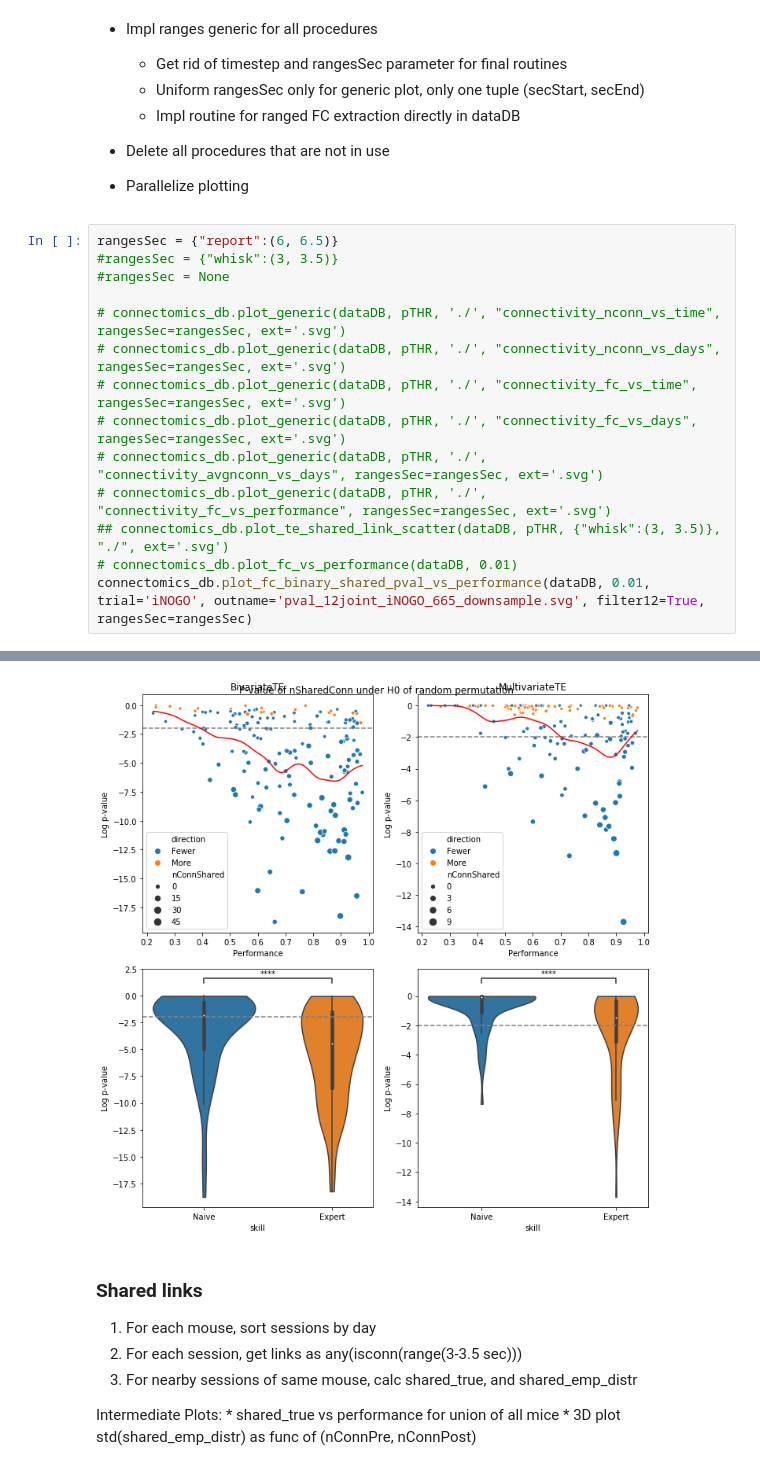
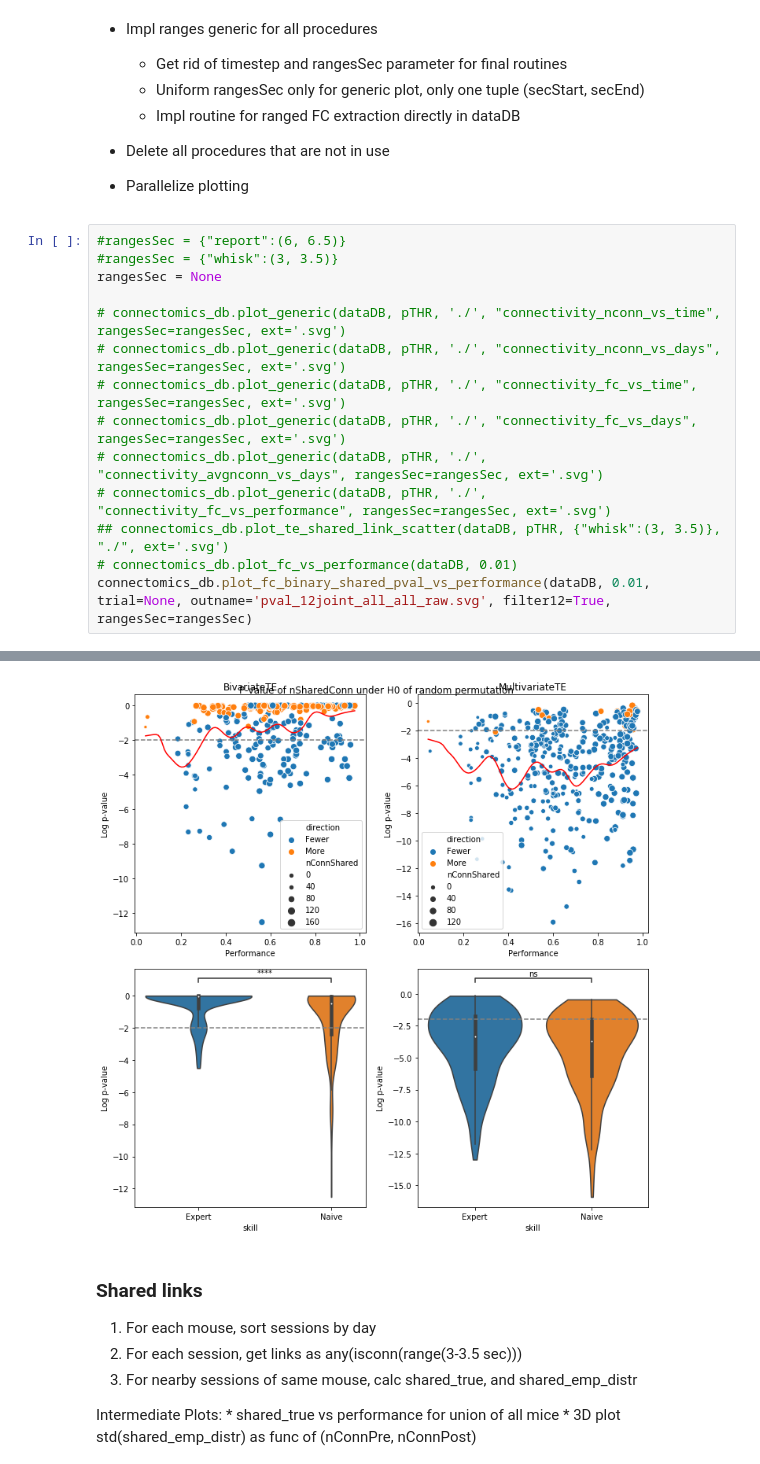
Before and after one commit to aleksejs-fomins/mesoscopic-functional-connectivity, a Jupyter notebook: codes/analysis_real/yaro_result/analysis-behavioural-neural.ipynb, the cells around one changed output, grey strips where cells are left out. Saved outputs shown, nothing was run; the diff lists cells and outputs as text.

```diff
--- a/codes/analysis_real/yaro_result/analysis-behavioural-neural.ipynb
+++ b/codes/analysis_real/yaro_result/analysis-behavioural-neural.ipynb
@@ -115,9 +117,9 @@ AttributeError: module 'codes.lib.plots.data_plots' has no attribute 'plot_perfo
 * Delete all procedures that are not in use
 * Parallelize plotting
 # %%
-rangesSec = {"report":(6, 6.5)}
+#rangesSec = {"report":(6, 6.5)}
 #rangesSec = {"whisk":(3, 3.5)}
-#rangesSec = None
+rangesSec = None
 
 # connectomics_db.plot_generic(dataDB, pTHR, './', "connectivity_nconn_vs_time", rangesSec=rangesSec, ext='.svg')
 # connectomics_db.plot_generic(dataDB, pTHR, './', "connectivity_nconn_vs_days", rangesSec=rangesSec, ext='.svg')
@@ -127,5 +129,5 @@ rangesSec = {"report":(6, 6.5)}
 # connectomics_db.plot_generic(dataDB, pTHR, './', "connectivity_fc_vs_performance", rangesSec=rangesSec, ext='.svg')
 ## connectomics_db.plot_te_shared_link_scatter(dataDB, pTHR, {"whisk":(3, 3.5)}, "./", ext='.svg')
 # connectomics_db.plot_fc_vs_performance(dataDB, 0.01)
-connectomics_db.plot_fc_binary_shared_pval_vs_performance(dataDB, 0.01, trial='iNOGO', outname='pval_12joint_iNOGO_665_downsample.svg', filter12=True, rangesSec=rangesSec)
+connectomics_db.plot_fc_binary_shared_pval_vs_performance(dataDB, 0.01, trial=None, outname='pval_12joint_all_all_raw.svg', filter12=True, rangesSec=rangesSec)
 # %% [output]
@@ -136,4 +142,4 @@ For Expert MultivariateTE mean log p-val is -2.4398115598187533
-[figure, old version]
+[figure, new version]
 # %% [markdown]
 ### Shared links
 
```
Also changed, not shown: parts of 5 cells of this notebook, 2 other files.
